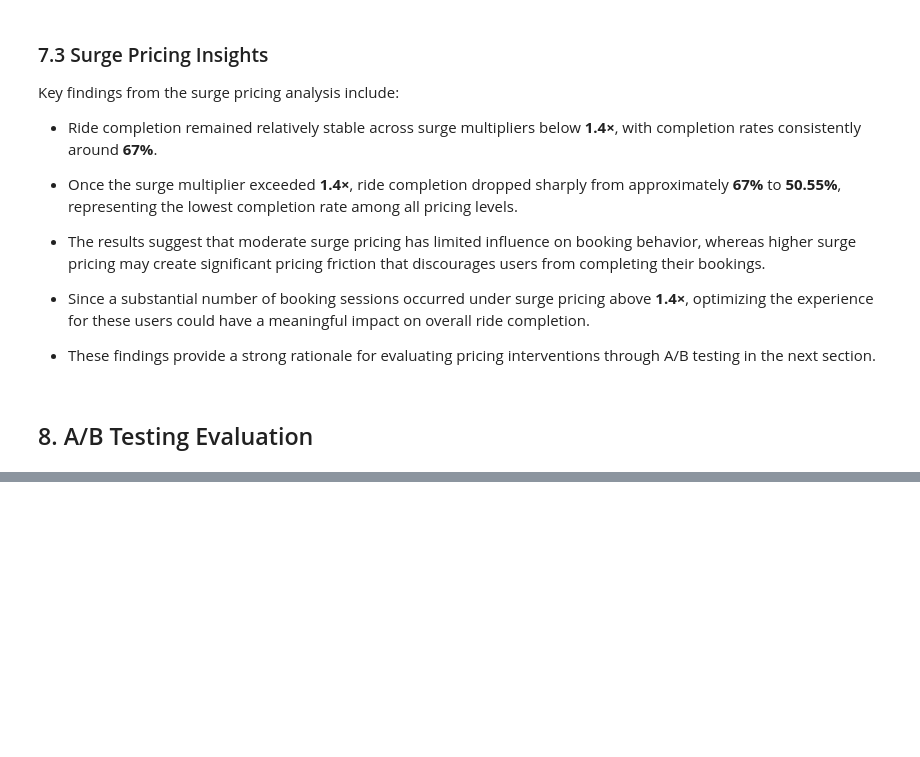
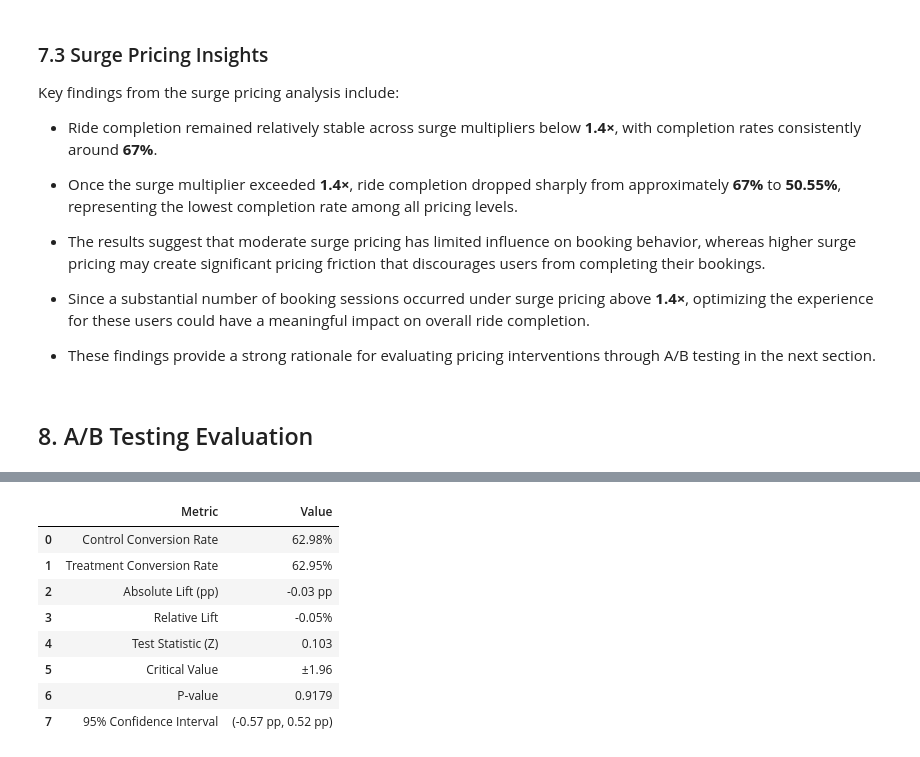
Before and after one commit to trihanda/mobility-product-funnel-analysis, a Jupyter notebook: notebooks/funnel_analysis.ipynb, the cells around one changed output, grey strips where cells are left out. Saved outputs shown, nothing was run; the diff lists cells and outputs as text; code cells hidden in the pictures; blank space fills up the shorter version.

```diff
--- a/notebooks/funnel_analysis.ipynb
+++ b/notebooks/funnel_analysis.ipynb
@@ -789,0 +984,78 @@ Key findings from the surge pricing analysis include:
+# %%
+from scipy.stats import norm
+from statsmodels.stats.proportion import (
+    proportions_ztest,
+    confint_proportions_2indep
+)
+
+# Significance level
+alpha = 0.05
+
+# Number of successes (Ride Requested)
+success = experiment_summary["Ride Requested"].values
+
+# Total observations
+nobs = experiment_summary["Sessions"].values
+
+# Conversion Rates
+control_rate = success[0] / nobs[0]
+treatment_rate = success[1] / nobs[1]
+
+# Two-Proportion Z-Test
+z_stat, p_value = proportions_ztest(
+    count=success,
+    nobs=nobs,
+    alternative="two-sided"
+)
+
+# Effect Size
+absolute_lift = treatment_rate - control_rate
+relative_lift = (absolute_lift / control_rate) * 100
+
+# Z Critical Value
+z_critical = norm.ppf(1 - alpha / 2)
+
+# 95% Confidence Interval (Treatment − Control)
+ci_low, ci_high = confint_proportions_2indep(
+    count1=success[1],
+    nobs1=nobs[1],
+    count2=success[0],
+    nobs2=nobs[0],
+    method="wald"
+)
+
+# Statistical Summary
+statistical_summary = pd.DataFrame({
+    "Metric": [
+        "Control Conversion Rate",
+        "Treatment Conversion Rate",
+        "Absolute Lift (pp)",
+        "Relative Lift",
+        "Test Statistic (Z)",
+        "Critical Value",
+        "P-value",
+        "95% Confidence Interval"
+    ],
+    "Value": [
+        f"{control_rate:.2%}",
+        f"{treatment_rate:.2%}",
+        f"{absolute_lift*100:.2f} pp",
+        f"{relative_lift:.2f}%",
+        f"{z_stat:.3f}",
+        f"±{z_critical:.2f}",
+        f"{p_value:.4f}",
+        f"({ci_low*100:.2f} pp, {ci_high*100:.2f} pp)"
+    ]
+})
+
+display(statistical_summary)
+# %% [output]
+|  | Metric | Value |
+| 0 | Control Conversion Rate | 62.98% |
+| 1 | Treatment Conversion Rate | 62.95% |
+| 2 | Absolute Lift (pp) | -0.03 pp |
+| 3 | Relative Lift | -0.05% |
+| 4 | Test Statistic (Z) | 0.103 |
+| 5 | Critical Value | ±1.96 |
+| 6 | P-value | 0.9179 |
+| 7 | 95% Confidence Interval | (-0.57 pp, 0.52 pp) |
```
Also changed, not shown: parts of 12 cells of this notebook, 1 other file.
